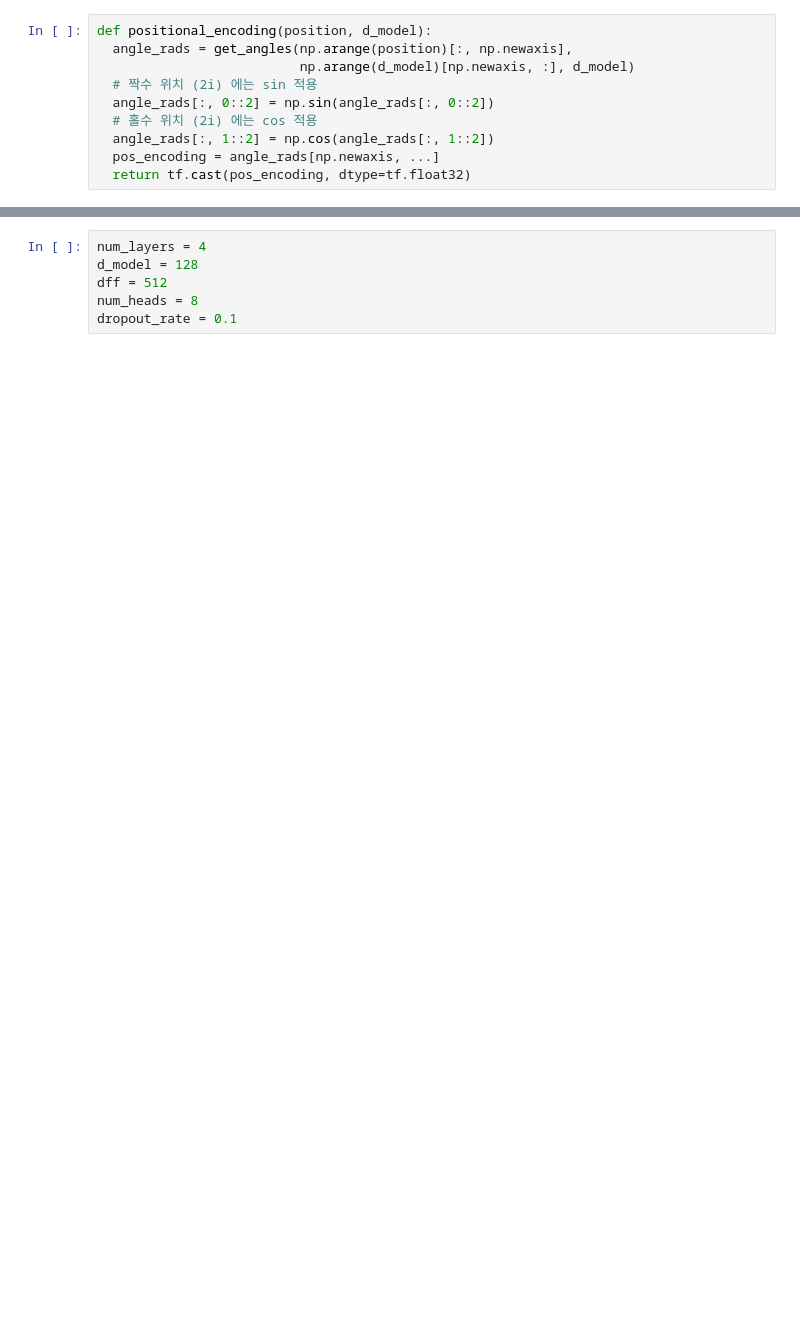
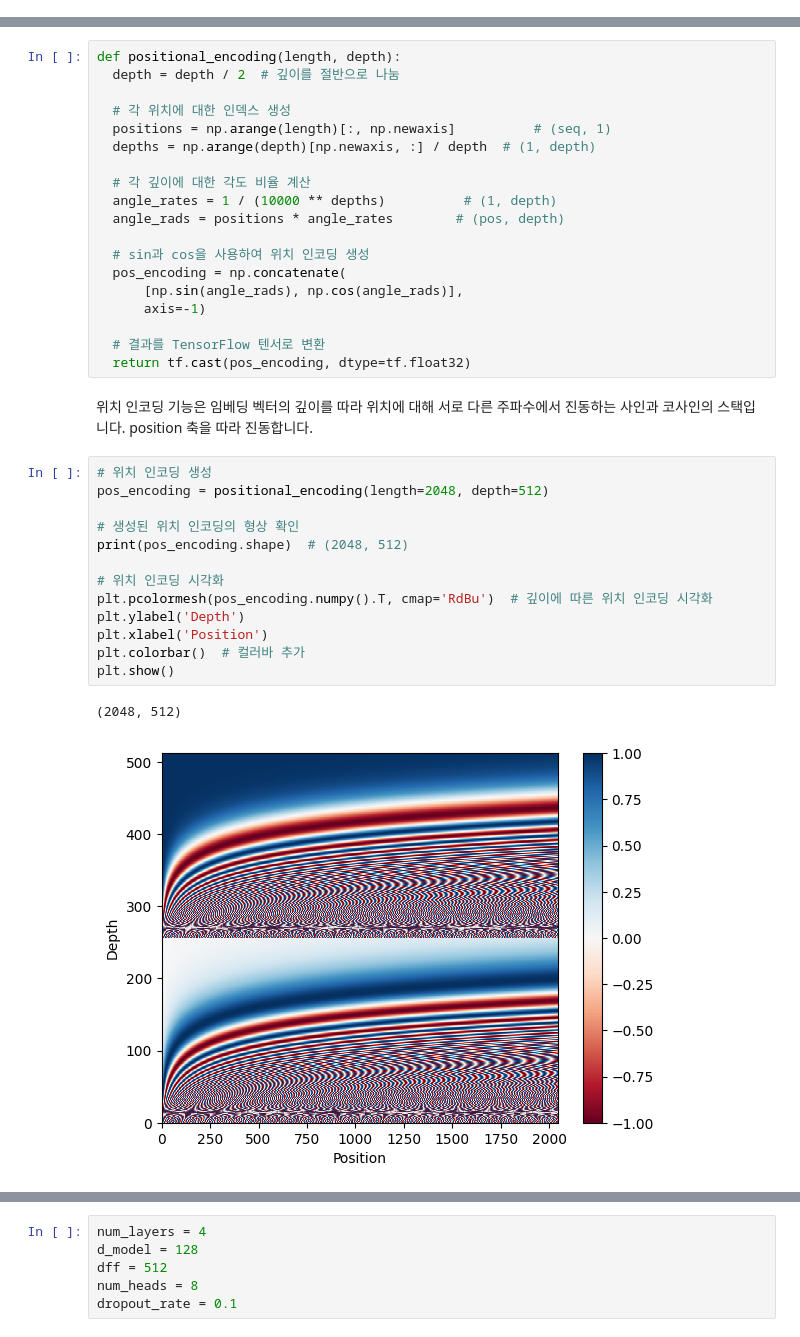
Before and after one commit to ironmanciti/NLP_Lecture, a Jupyter notebook: 130_transformer.ipynb, the cells around one changed output, grey strips where cells are left out. Saved outputs shown, nothing was run; the diff lists cells and outputs as text; blank space fills up the shorter version.

```diff
--- a/130_transformer.ipynb
+++ b/130_transformer.ipynb
@@ -307,10 +0,0 @@ def get_angles(pos, i, d_model):
-# %%
-def positional_encoding(position, d_model):
-  angle_rads = get_angles(np.arange(position)[:, np.newaxis],
-                          np.arange(d_model)[np.newaxis, :], d_model)
-  # 짝수 위치 (2i) 에는 sin 적용
-  angle_rads[:, 0::2] = np.sin(angle_rads[:, 0::2])
-  # 홀수 위치 (2i) 에는 cos 적용
-  angle_rads[:, 1::2] = np.cos(angle_rads[:, 1::2])
-  pos_encoding = angle_rads[np.newaxis, ...]
-  return tf.cast(pos_encoding, dtype=tf.float32)
@@ -908,0 +362,37 @@ transformer  기본 모델에 사용 된 값은; *num_layers=6*, *d_model = 512*
+# %%
+def positional_encoding(length, depth):
+  depth = depth / 2  # 깊이를 절반으로 나눔
+
+  # 각 위치에 대한 인덱스 생성
+  positions = np.arange(length)[:, np.newaxis]          # (seq, 1)
+  depths = np.arange(depth)[np.newaxis, :] / depth  # (1, depth)
+
+  # 각 깊이에 대한 각도 비율 계산
+  angle_rates = 1 / (10000 ** depths)          # (1, depth)
+  angle_rads = positions * angle_rates        # (pos, depth)
+
+  # sin과 cos을 사용하여 위치 인코딩 생성
+  pos_encoding = np.concatenate(
+      [np.sin(angle_rads), np.cos(angle_rads)],
+      axis=-1)
+
+  # 결과를 TensorFlow 텐서로 변환
+  return tf.cast(pos_encoding, dtype=tf.float32)
+# %% [markdown]
+위치 인코딩 기능은 임베딩 벡터의 깊이를 따라 위치에 대해 서로 다른 주파수에서 진동하는 사인과 코사인의 스택입니다. position 축을 따라 진동합니다.
+# %%
+# 위치 인코딩 생성
+pos_encoding = positional_encoding(length=2048, depth=512)
+
+# 생성된 위치 인코딩의 형상 확인
+print(pos_encoding.shape)  # (2048, 512)
+
+# 위치 인코딩 시각화
+plt.pcolormesh(pos_encoding.numpy().T, cmap='RdBu')  # 깊이에 따른 위치 인코딩 시각화
+plt.ylabel('Depth')
+plt.xlabel('Position')
+plt.colorbar()  # 컬러바 추가
+plt.show()
+# %% [output]
+(2048, 512)
+[figure, added]
```
Also changed, not shown: parts of 308 cells of this notebook, 21 other files.
